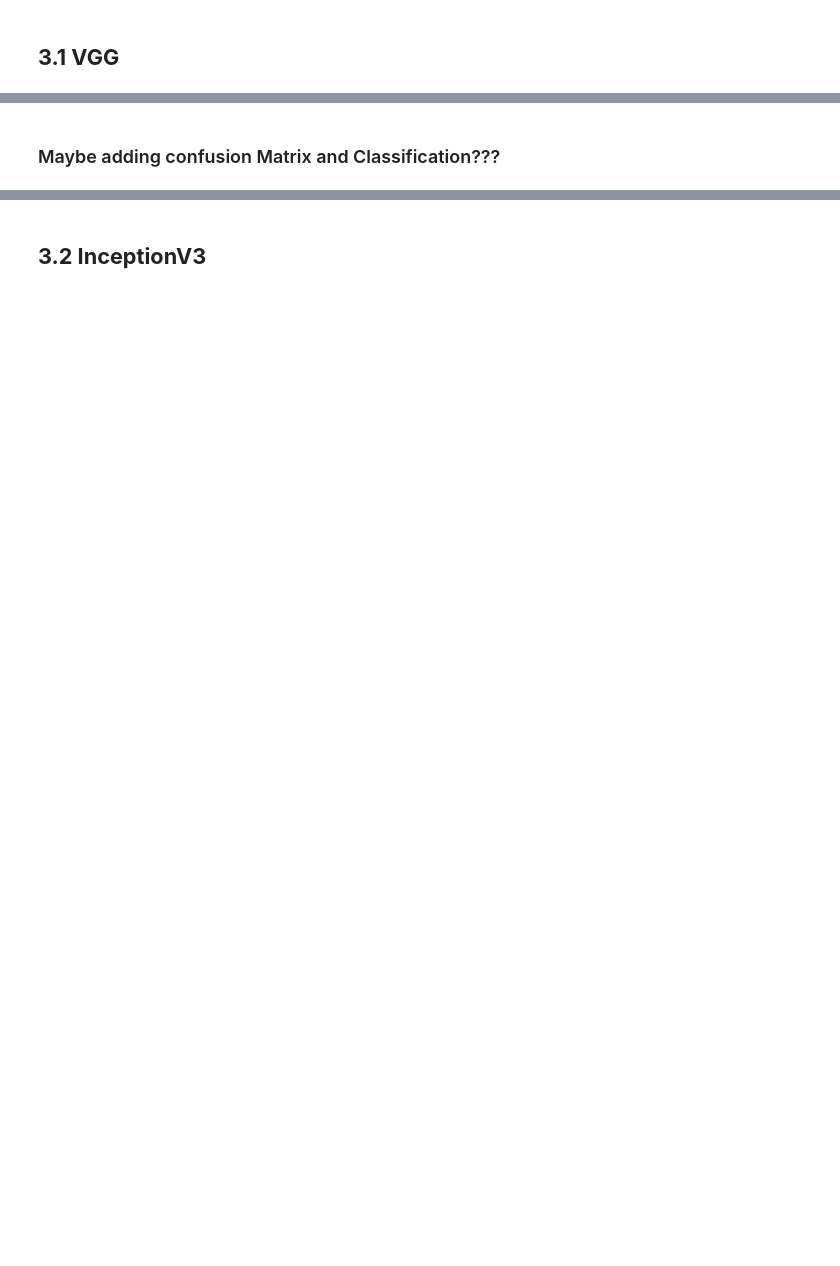
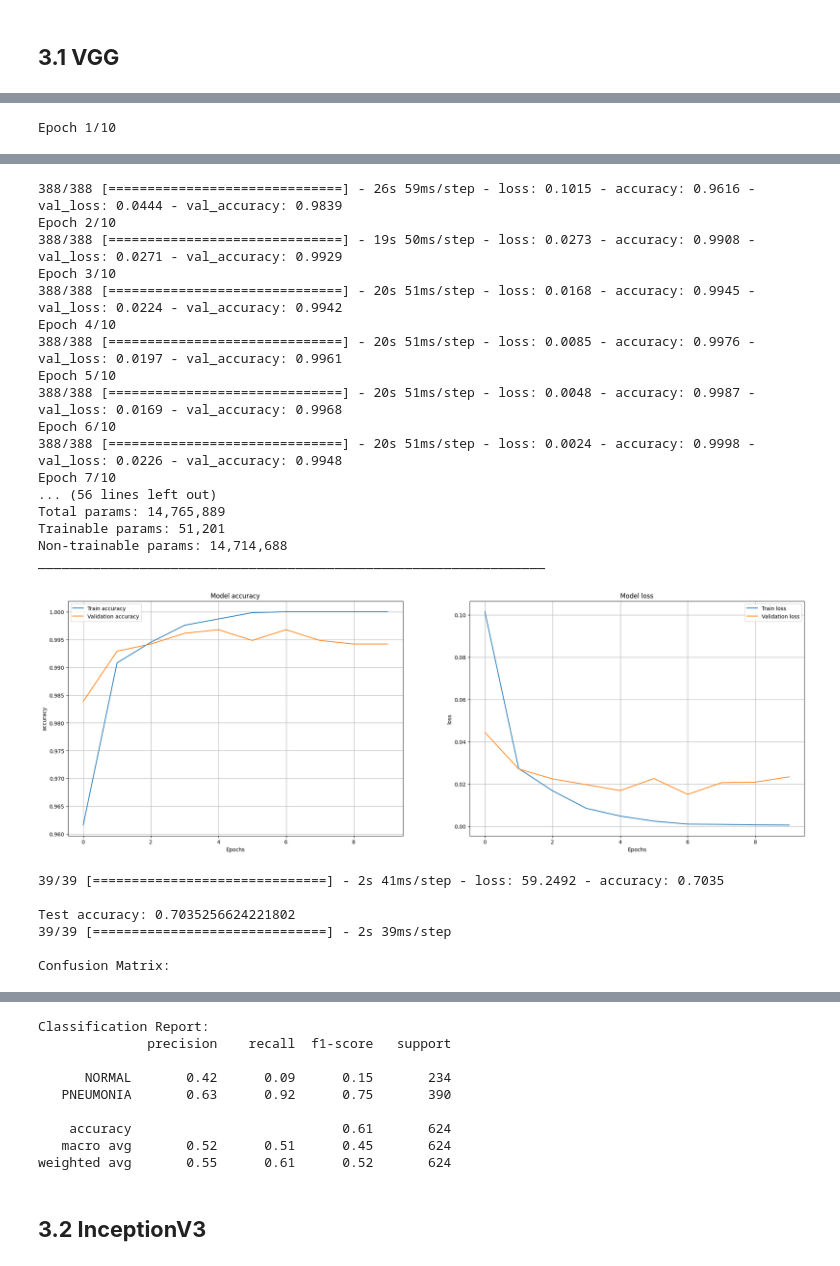
Before and after one commit to SikYinSun/COVID-19-Detection, a Jupyter notebook: COVID19_detection.ipynb, the cells around one changed output, grey strips where cells are left out. Cells and saved outputs as stored; diff of their text form; code cells hidden in the pictures; blank space fills up the shorter version.

```diff
--- a/COVID19_detection.ipynb
+++ b/COVID19_detection.ipynb
@@ -130,7 +132,7 @@ https://www.kaggle.com/datasets/paultimothymooney/chest-xray-pneumonia
 # %%
-train_dir = "./chest_xray/train"
-val_dir = "./chest_xray/val"
-test_dir = "./chest_xray/test"
+train_dir = os.path.join('.','chest_xray','train')
+val_dir = os.path.join('.','chest_xray','val')
+test_dir = os.path.join('.','chest_xray','test')
 # %%
 img_height = 320
 img_width = 320
@@ -207,0 +216,32 @@ for images, labels in train_data.take(1):
+# %%
+def load_images_from_directory(dir_path, class_names, target_size=(320, 320)):
+    images = []
+    labels = []
+    for class_name in class_names:
+        class_dir = os.path.join(dir_path, class_name)
+        for file in os.listdir(class_dir):
+            img_path = os.path.join(class_dir, file)
+            img = load_img(img_path, target_size=target_size)
+            img_array = img_to_array(img)
+            images.append(img_array)
+            labels.append(class_names.index(class_name))
+    return np.array(images), np.array(labels)
+
+def get_balanced_train_data(train_dir, class_names, img_height, img_width):
+    X, y = load_images_from_directory(train_dir, class_names, target_size=(img_height, img_width))
+    ros = RandomOverSampler(sampling_strategy='minority')
+    X_resampled, y_resampled = ros.fit_resample(X.reshape(X.shape[0], -1), y)
+    X_resampled = X_resampled.reshape(X_resampled.shape[0], img_height, img_width, 3)
+    X_resampled, y_resampled = shuffle(X_resampled, y_resampled, random_state=42)
+    return X_resampled, y_resampled
+
+def create_dataset(X, y, batch_size=16):
+    X = X.astype('float32') / 255.0
+    dataset = tf.data.Dataset.from_tensor_slices((X, y))
+    dataset = dataset.shuffle(buffer_size=len(X)).batch(batch_size).prefetch(buffer_size=tf.data.experimental.AUTOTUNE)
+    return dataset
+# %%
+X, y = get_balanced_train_data(train_dir, class_label, img_height, img_width)
+X_train, X_val, y_train, y_val = train_test_split(X, y, test_size=0.2, random_state=seed)
+train_data = create_dataset(X_train, y_train, batch_size=16)
+val_data = create_dataset(X_val, y_val, batch_size=16)
@@ -223,5 +276,3 @@ x = Dense(1, activation="sigmoid")(x)
 
 vgg16 = Model(inputs=vgg16.input, outputs=x)
 vgg16.compile(loss="binary_crossentropy", optimizer='adam', metrics=["accuracy"])# binary cross entropy loss function is used for binary classification
-# %%
-history = vgg16.fit(train_data, epochs=20,validation_data = val_data)
@@ -255,2 +279,3 @@ plt.show()
-# %% [markdown]
-### Maybe adding confusion Matrix and Classification???
+# %%
+evaluate_model(model=vgg16, train_dataset=train_data, val_dataset=val_data, test_dataset=test_data, epochs=10, class_names=class_label)
+# %% [output]
@@ -256,0 +283 @@ plt.show()
+Epoch 1/10
@@ -256,0 +289,24 @@ plt.show()
+388/388 [==============================] - 26s 59ms/step - loss: 0.1015 - accuracy: 0.9616 - val_loss: 0.0444 - val_accuracy: 0.9839
+Epoch 2/10
+388/388 [==============================] - 19s 50ms/step - loss: 0.0273 - accuracy: 0.9908 - val_loss: 0.0271 - val_accuracy: 0.9929
+Epoch 3/10
+388/388 [==============================] - 20s 51ms/step - loss: 0.0168 - accuracy: 0.9945 - val_loss: 0.0224 - val_accuracy: 0.9942
+Epoch 4/10
+388/388 [==============================] - 20s 51ms/step - loss: 0.0085 - accuracy: 0.9976 - val_loss: 0.0197 - val_accuracy: 0.9961
+Epoch 5/10
+388/388 [==============================] - 20s 51ms/step - loss: 0.0048 - accuracy: 0.9987 - val_loss: 0.0169 - val_accuracy: 0.9968
+Epoch 6/10
+388/388 [==============================] - 20s 51ms/step - loss: 0.0024 - accuracy: 0.9998 - val_loss: 0.0226 - val_accuracy: 0.9948
+Epoch 7/10
+... (56 lines left out)
+Total params: 14,765,889
+Trainable params: 51,201
+Non-trainable params: 14,714,688
+_________________________________________________________________
+[figure, added]
+39/39 [==============================] - 2s 41ms/step - loss: 59.2492 - accuracy: 0.7035
+
+Test accuracy: 0.7035256624221802
+39/39 [==============================] - 2s 39ms/step
+
+Confusion Matrix:
@@ -257,3 +314,12 @@ plt.show()
+Classification Report:
+              precision    recall  f1-score   support
+
+      NORMAL       0.42      0.09      0.15       234
+   PNEUMONIA       0.63      0.92      0.75       390
+
+    accuracy                           0.61       624
+   macro avg       0.52      0.51      0.45       624
+weighted avg       0.55      0.61      0.52       624
 # %% [markdown]
 ## <b> 3.2 InceptionV3 </b>
 # %%
```
Also changed, not shown: parts of 45 cells of this notebook.
